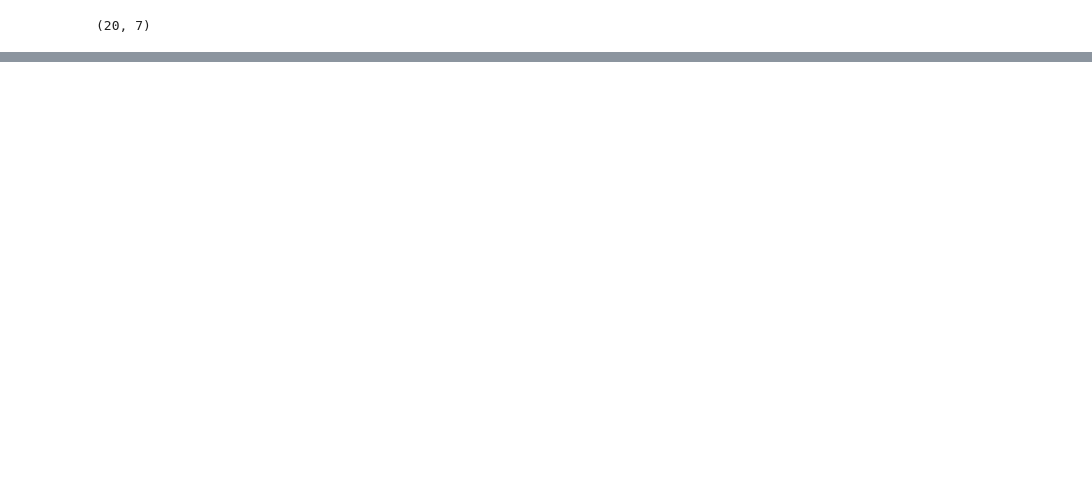
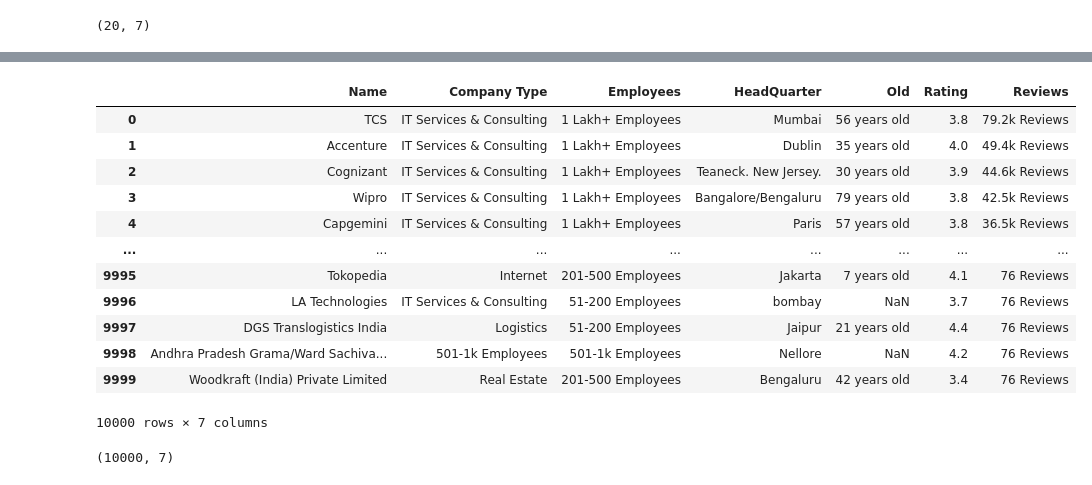
Before and after one commit to garvit968/PythonTut, a Jupyter notebook: WebScrapingAmbitionBoxForReal.ipynb, the cells around one changed output, grey strips where cells are left out. Saved outputs shown, nothing was run; the diff lists cells and outputs as text; code cells hidden in the pictures; blank space fills up the shorter version.

```diff
--- a/WebScrapingAmbitionBoxForReal.ipynb
+++ b/WebScrapingAmbitionBoxForReal.ipynb
@@ -257,0 +290,16 @@ KeyboardInterrupt:
+# %%
+final
+# %% [output]
+|  | Name | Company Type | Employees | HeadQuarter | Old | Rating | Reviews |
+| 0 | TCS | IT Services & Consulting | 1 Lakh+ Employees | Mumbai | 56 years old | 3.8 | 79.2k Reviews |
+| 1 | Accenture | IT Services & Consulting | 1 Lakh+ Employees | Dublin | 35 years old | 4.0 | 49.4k Reviews |
+| 2 | Cognizant | IT Services & Consulting | 1 Lakh+ Employees | Teaneck. New Jersey. | 30 years old | 3.9 | 44.6k Reviews |
+| 3 | Wipro | IT Services & Consulting | 1 Lakh+ Employees | Bangalore/Bengaluru | 79 years old | 3.8 | 42.5k Reviews |
+| 4 | Capgemini | IT Services & Consulting | 1 Lakh+ Employees | Paris | 57 years old | 3.8 | 36.5k Reviews |
+| ... | ... | ... | ... | ... | ... | ... | ... |
+| 9995 | Tokopedia | Internet | 201-500 Employees | Jakarta | 7 years old | 4.1 | 76 Reviews |
+| 9996 | LA Technologies | IT Services & Consulting | 51-200 Employees | bombay | NaN | 3.7 | 76 Reviews |
+| 9997 | DGS Translogistics India | Logistics | 51-200 Employees | Jaipur | 21 years old | 4.4 | 76 Reviews |
+| 9998 | Andhra Pradesh Grama/Ward Sachiva... | 501-1k Employees | 501-1k Employees | Nellore | NaN | 4.2 | 76 Reviews |
+| 9999 | Woodkraft (India) Private Limited | Real Estate | 201-500 Employees | Bengaluru | 42 years old | 3.4 | 76 Reviews |
+10000 rows × 7 columns
@@ -257,0 +308,4 @@ KeyboardInterrupt:
+# %%
+final.shape
+# %% [output]
+(10000, 7)
```
Also changed, not shown: parts of 10 cells of this notebook.
